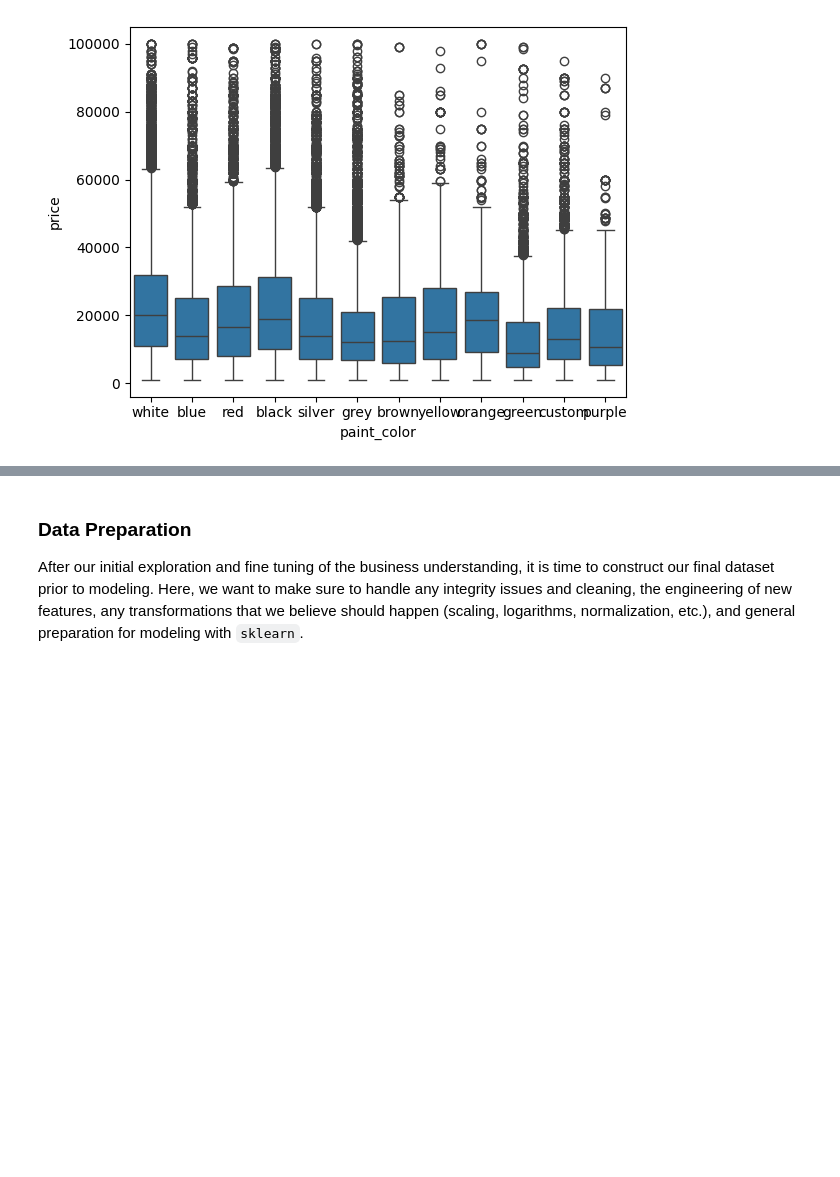
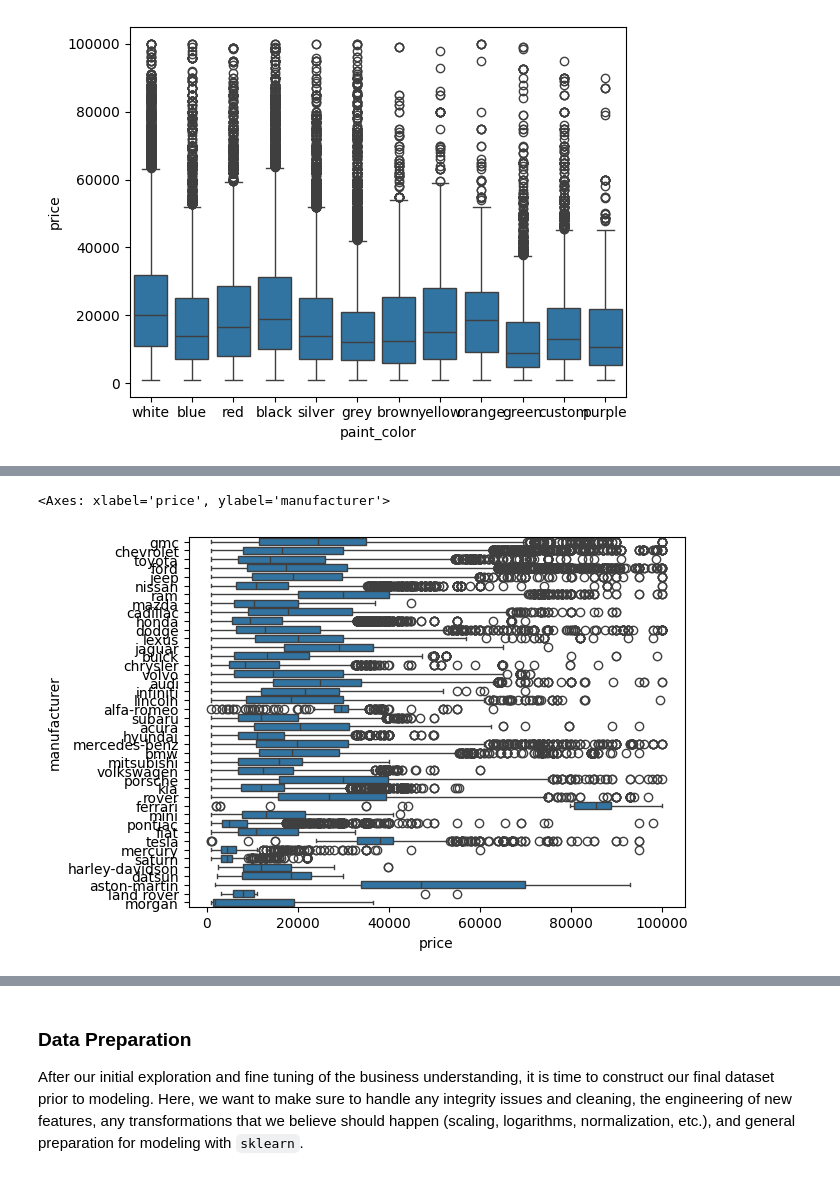
Before and after one commit to Raesu/pcmlai, a Jupyter notebook: Module 11/prompt_II.ipynb, the cells around one changed output, grey strips where cells are left out. Cells and saved outputs as stored; diff of their text form; code cells hidden in the pictures; blank space fills up the shorter version.

```diff
--- a/Module 11/prompt_II.ipynb
+++ b/Module 11/prompt_II.ipynb
@@ -284,0 +270,7 @@ sns.boxplot(df, x='size', y='price')
+# %%
+# It looks like manufacturer can be important for some labels
+df.value_counts('manufacturer', dropna=False)
+sns.boxplot(df, y='manufacturer', x='price')
+# %% [output]
+<Axes: xlabel='price', ylabel='manufacturer'>
+[figure, added]
```
Also changed, not shown: parts of 33 cells of this notebook.
